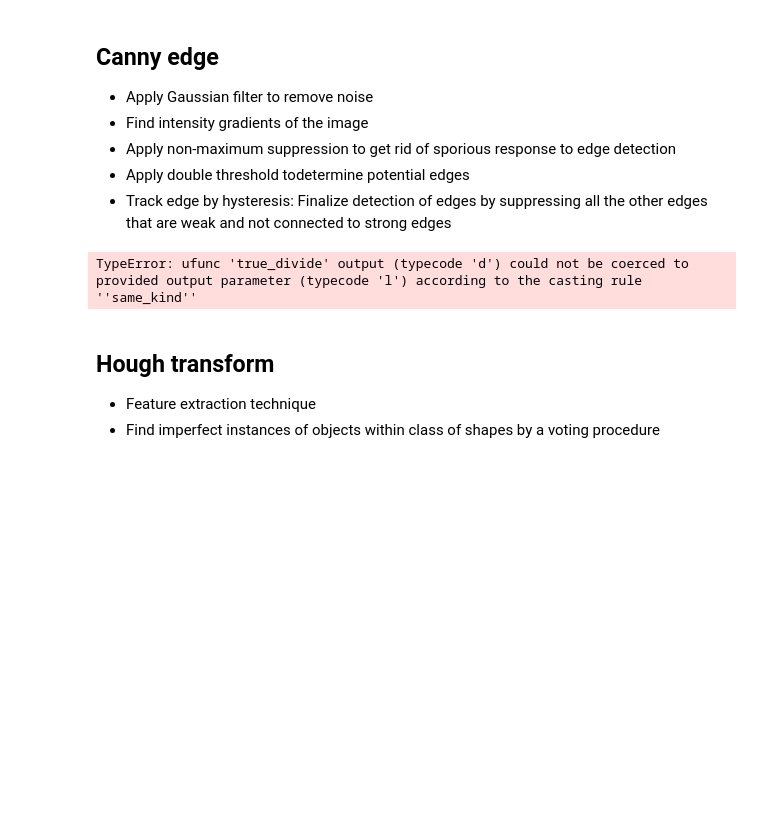
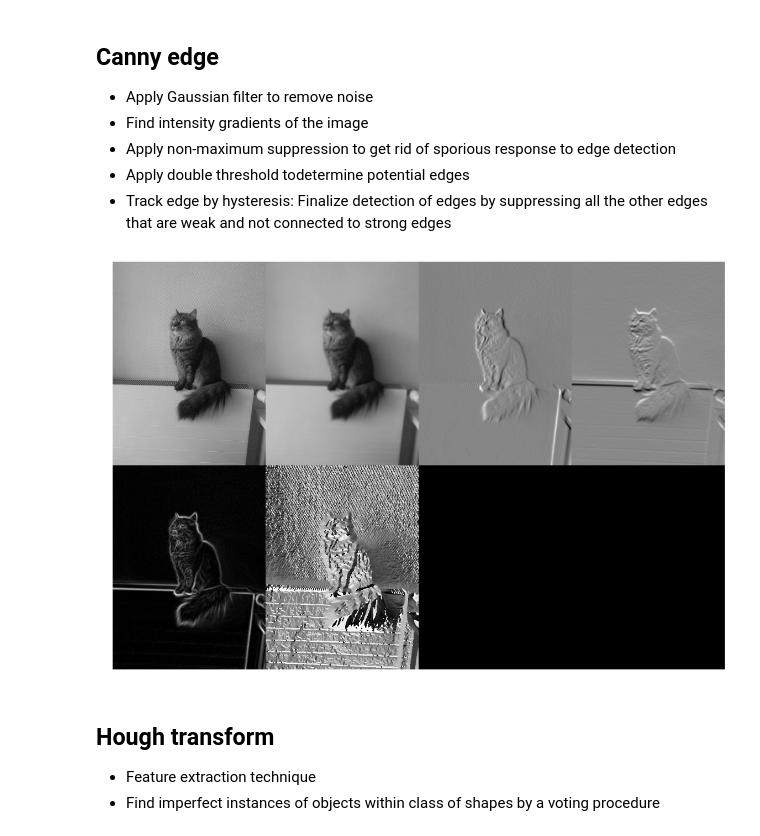
Before and after one commit to justayak/computer_vision_ws2015, a Jupyter notebook: play/Overview.ipynb, the cells around one changed output. Drawn from its saved outputs; the diff is of its cells as text; code cells hidden in the pictures; blank space fills up the shorter version.

```diff
--- a/play/Overview.ipynb
+++ b/play/Overview.ipynb
@@ -72,41 +72,38 @@ def translate(value, leftMin, leftMax, rightMin, rightMax):
     dtype = value.dtype
     leftSpan = abs(float(leftMax - leftMin))
     rightSpan = rightMax - rightMin
     value -= leftMin
     value = value / leftSpan
     value *= rightSpan
     return value.astype(dtype)
 
 def sobel(I):
     Kx = np.array([[-1, 0, 1],[-2, 0, 2],[-1, 0, 1]])
     Ky = Kx.T
     Sx = signal.convolve2d(I, Kx, boundary='symm', mode='same')
     Sy = signal.convolve2d(I, Ky, boundary='symm', mode='same')
     return Sx, Sy
 
 def canny_edge(I, Debug=[]):
     Ig = ndimage.filters.gaussian_filter(I, 1.4)
     Ix, Iy = sobel(Ig)
     G = np.sqrt(Ix * Ix + Iy * Iy)
+    Phi = np.arctan2(Ix, Iy)
 
-
-    #Ix = translate(Ix, np.min(Ix), np.max(Ix), 0, 255)
-    #Iy = translate(Iy, np.min(Iy), np.max(Iy), 0, 255)
-    #Debug = np.hstack((I, Ig, Ix, Iy, G))
-    #Debug = [I, Ig, Ix, Iy, G]
     Debug.append(I)
     Debug.append(Ig)
     Debug.append(Ix)
     Debug.append(Iy)
     Debug.append(G)
+    Debug.append(Phi)
+
     return G
 
 Out = []
 Ig = canny_edge(I, Debug=Out)
-
-jv.plot_mats(Out, cols=3)
+jv.plot_mats(Out, cols=4)
 # %% [output]
-TypeError: ufunc 'true_divide' output (typecode 'd') could not be coerced to provided output parameter (typecode 'l') according to the casting rule ''same_kind''
+[figure, added]
 # %% [markdown]
 ## Hough transform
 
```
Also changed, not shown: 1 other file.
